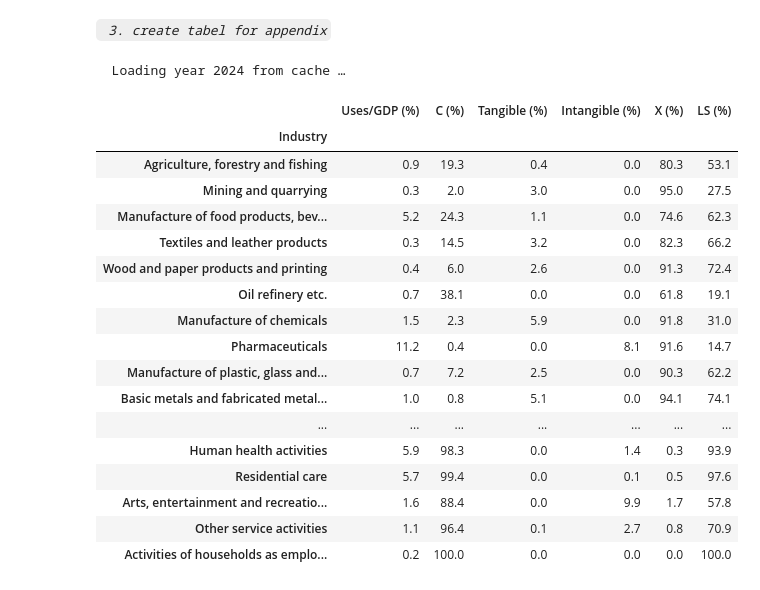
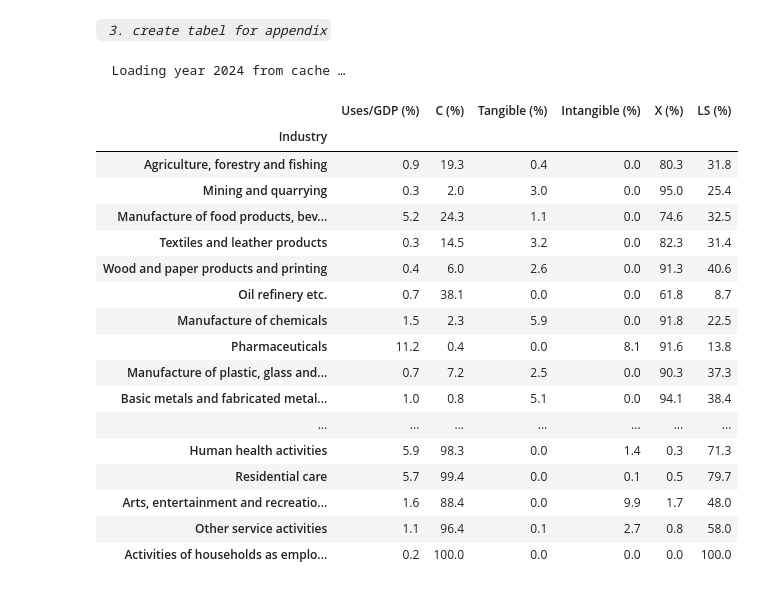
Before and after one commit to cfn368/ba_capinc, a Jupyter notebook: 2_labour_shares.ipynb, the cells around one changed output. Cells and saved outputs as stored; diff of their text form; code cells hidden in the pictures.

```diff
--- a/2_labour_shares.ipynb
+++ b/2_labour_shares.ipynb
@@ -8,6 +8,15 @@ setup_notebook()
 # %%
 # 1. get Leontif inverse values
 years = range(1966, 2025)
-df_ts = sls.load_or_compute_ls_timeseries(years, kappa=0.6)
+
+# Direct (existing, unchanged)
+df_direct = sls.load_or_compute_ls_timeseries(
+    years, kappa=0.6
+)
+
+# Leontief
+df_ts_leon = sls.load_or_compute_ls_timeseries(
+    years, kappa=0.6, use_leontief=True
+)
 # %% [output]
 Loading LS timeseries from 0_intermediate/direct_NX_cache/ls_timeseries_1966_2024.parquet …
@@ -69,50 +103,50 @@ tangible_types = ['structures', 'equipment']
 intangible_types = ['intellectual_property', 'organizational']
 
 out_req['I_tan']   = out_req['I'] * out_req['investment_type'].isin(tangible_types)
 out_req['I_intan'] = out_req['I'] * out_req['investment_type'].isin(intangible_types)
 
 # aggregate to parent
 table = out_req.groupby('parent').sum()[['C', 'G', 'I_tan', 'I_intan', 'X']].copy()
 table['total'] = table['C'] + table['G'] + table['I_tan'] + table['I_intan'] + table['X']
-table['C (%)']     = ((table['C'] + table['G']) / table['total'] * 100).round(1)
+table['C (%)']         = ((table['C'] + table['G']) / table['total'] * 100).round(1)
 table['Tangible (%)']  = (table['I_tan']   / table['total'] * 100).round(1)
 table['Intangible (%)']= (table['I_intan'] / table['total'] * 100).round(1)
-table['X (%)']     = (table['X'] / table['total'] * 100).round(1)
+table['X (%)']         = (table['X'] / table['total'] * 100).round(1)
 
 # size
 gdp = il.fetch_gdp_data([2024]).iloc[0]
 table['Uses/GDP (%)'] = (table['total'] / gdp * 100).round(1)
 
-# labour shares
+# Leontief-consolidated labour shares
 df_ls = sls.fetch_industry_labor_shares()
 df_ls_yr = df_ls[df_ls['year'] == 2024]
-ls_cons = sls.consolidated_labor_shares(yr, df_ls_yr)
+ls_cons = sls.consolidated_labor_shares(yr, df_ls_yr, use_leontief=True)
 ls_cons.index = ls_cons.index.map(var_groups.sub_to_parent)
 ls_parent = ls_cons.groupby(ls_cons.index).mean()
 table['LS (%)'] = (ls_parent * 100).round(1)
 
 # names and final order
 table['Industry'] = table.index.map(var_groups.large_dict)
 table = table.set_index('Industry')
 table = table[['Uses/GDP (%)', 'C (%)', 'Tangible (%)', 'Intangible (%)', 'X (%)', 'LS (%)']].round(1)
 table
 # %% [output]
   Loading year 2024 from cache …
 |  | Uses/GDP (%) | C (%) | Tangible (%) | Intangible (%) | X (%) | LS (%) |
 | Industry |  |  |  |  |  |  |
-| Agriculture, forestry and fishing | 0.9 | 19.3 | 0.4 | 0.0 | 80.3 | 53.1 |
-| Mining and quarrying | 0.3 | 2.0 | 3.0 | 0.0 | 95.0 | 27.5 |
-| Manufacture of food products, bev... | 5.2 | 24.3 | 1.1 | 0.0 | 74.6 | 62.3 |
-| Textiles and leather products | 0.3 | 14.5 | 3.2 | 0.0 | 82.3 | 66.2 |
-| Wood and paper products and printing | 0.4 | 6.0 | 2.6 | 0.0 | 91.3 | 72.4 |
-| Oil refinery etc. | 0.7 | 38.1 | 0.0 | 0.0 | 61.8 | 19.1 |
-| Manufacture of chemicals | 1.5 | 2.3 | 5.9 | 0.0 | 91.8 | 31.0 |
-| Pharmaceuticals | 11.2 | 0.4 | 0.0 | 8.1 | 91.6 | 14.7 |
-| Manufacture of plastic, glass and... | 0.7 | 7.2 | 2.5 | 0.0 | 90.3 | 62.2 |
-| Basic metals and fabricated metal... | 1.0 | 0.8 | 5.1 | 0.0 | 94.1 | 74.1 |
+| Agriculture, forestry and fishing | 0.9 | 19.3 | 0.4 | 0.0 | 80.3 | 31.8 |
+| Mining and quarrying | 0.3 | 2.0 | 3.0 | 0.0 | 95.0 | 25.4 |
+| Manufacture of food products, bev... | 5.2 | 24.3 | 1.1 | 0.0 | 74.6 | 32.5 |
+| Textiles and leather products | 0.3 | 14.5 | 3.2 | 0.0 | 82.3 | 31.4 |
+| Wood and paper products and printing | 0.4 | 6.0 | 2.6 | 0.0 | 91.3 | 40.6 |
+| Oil refinery etc. | 0.7 | 38.1 | 0.0 | 0.0 | 61.8 | 8.7 |
+| Manufacture of chemicals | 1.5 | 2.3 | 5.9 | 0.0 | 91.8 | 22.5 |
+| Pharmaceuticals | 11.2 | 0.4 | 0.0 | 8.1 | 91.6 | 13.8 |
+| Manufacture of plastic, glass and... | 0.7 | 7.2 | 2.5 | 0.0 | 90.3 | 37.3 |
+| Basic metals and fabricated metal... | 1.0 | 0.8 | 5.1 | 0.0 | 94.1 | 38.4 |
 | ... | ... | ... | ... | ... | ... | ... |
-| Human health activities | 5.9 | 98.3 | 0.0 | 1.4 | 0.3 | 93.9 |
-| Residential care | 5.7 | 99.4 | 0.0 | 0.1 | 0.5 | 97.6 |
-| Arts, entertainment and recreatio... | 1.6 | 88.4 | 0.0 | 9.9 | 1.7 | 57.8 |
-| Other service activities | 1.1 | 96.4 | 0.1 | 2.7 | 0.8 | 70.9 |
+| Human health activities | 5.9 | 98.3 | 0.0 | 1.4 | 0.3 | 71.3 |
+| Residential care | 5.7 | 99.4 | 0.0 | 0.1 | 0.5 | 79.7 |
+| Arts, entertainment and recreatio... | 1.6 | 88.4 | 0.0 | 9.9 | 1.7 | 48.0 |
+| Other service activities | 1.1 | 96.4 | 0.1 | 2.7 | 0.8 | 58.0 |
 | Activities of households as emplo... | 0.2 | 100.0 | 0.0 | 0.0 | 0.0 | 100.0 |
```
Also changed, not shown: parts of 5 cells of this notebook, 15 other files.
